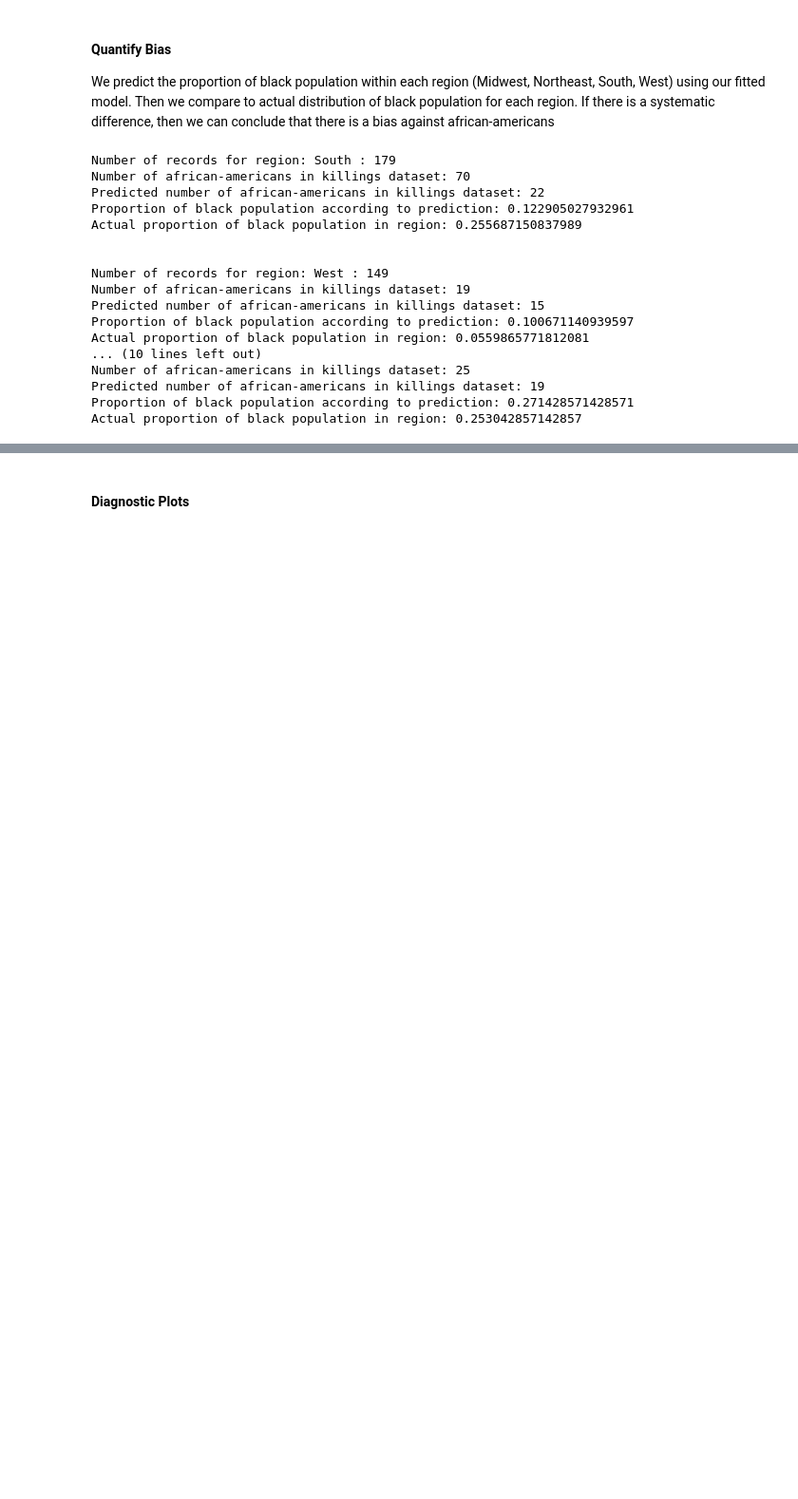
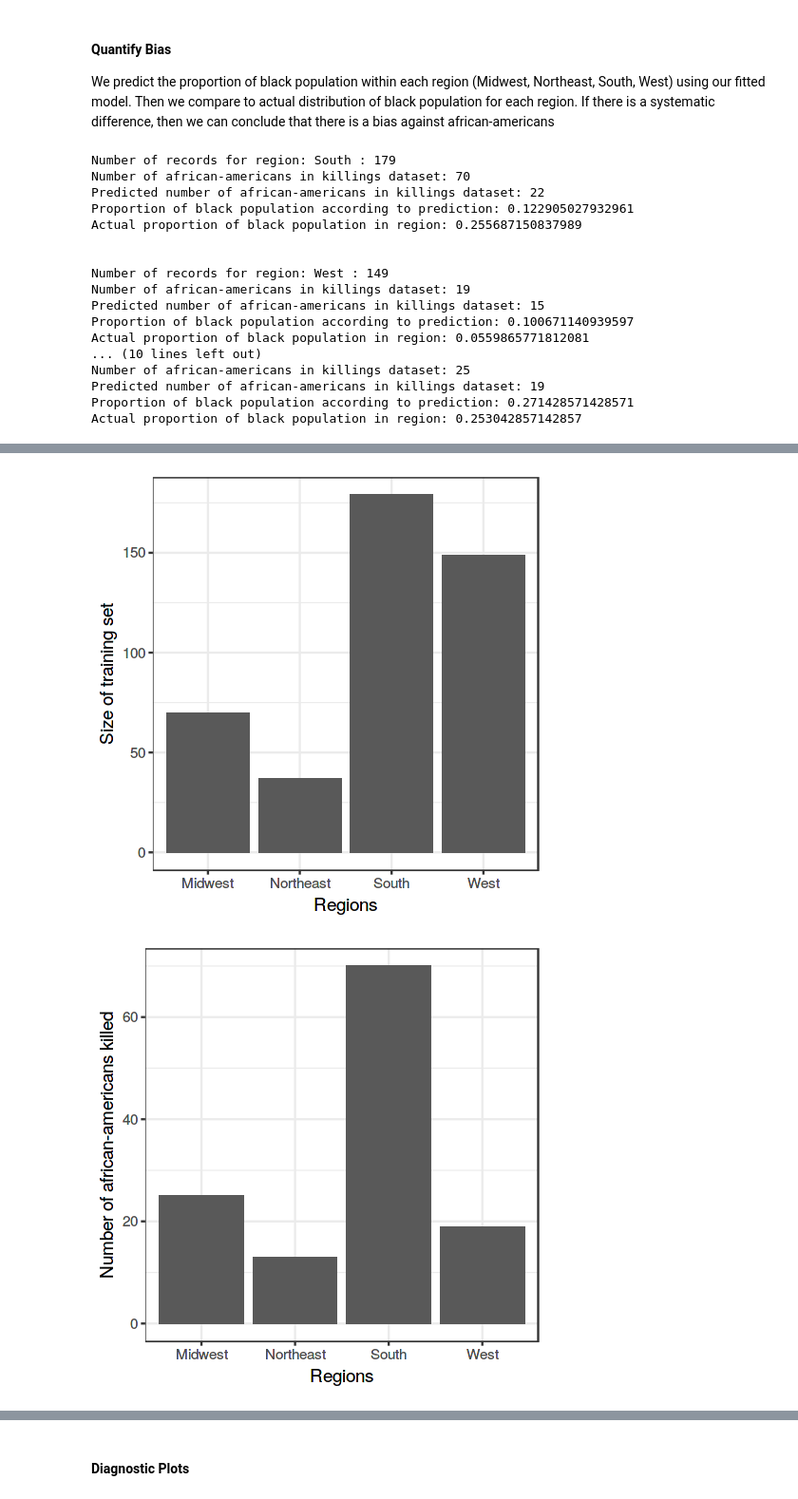
Before and after one commit to dhananjaybhaskar/DATA-2020, a Jupyter notebook: Racial Bias in Police Killings (DB).ipynb, the cells around one changed output, grey strips where cells are left out. Shown at 95% size. Saved outputs shown, nothing was run; the diff lists cells and outputs as text; code cells hidden in the pictures; blank space fills up the shorter version.

```diff
--- a/Racial Bias in Police Killings (DB).ipynb
+++ b/Racial Bias in Police Killings (DB).ipynb
@@ -254,0 +289,11 @@ Actual proportion of black population in region: 0.253042857142857
+# %%
+m = matrix(c(179, 70, 22, 0.122905027932961, 0.255687150837989, 149, 19, 15,
+             0.100671140939597, 0.0559865771812081, 37, 13, 9, 0.243243243243243,
+             0.179621621621622, 70, 25, 19, 0.271428571428571, 0.253042857142857), nrow = 5, ncol = 4)
+
+colnames(m) = c('South', 'West', 'Northeast', 'Midwest')
+rownames(m) = c('Number_records_for_region', 'True_number_AA', 'Predicted_number_AA',
+                'Predicted_Proportion_of_AA', 'True_Proportion_AA')
+
+comparison = t(m)
+comparison
@@ -254,0 +306,17 @@ Actual proportion of black population in region: 0.253042857142857
+# %%
+options(repr.plot.width = 4, repr.plot.height = 4)
+
+ggplot(data = comparison) +
+    geom_col(aes(x = rownames(comparison), y = Number_records_for_region)) +
+    ylab('Size of training set') + xlab('Regions') + theme_bw()
+
+ggplot(data = comparison) +
+    geom_col(aes(x = rownames(comparison), y = True_number_AA)) +
+    ylab('Number of african-americans killed') + xlab('Regions') + theme_bw()
+
+ggplot(data = comparison) +
+    geom_col(aes(x = rownames(comparison), y = Predicted_number_AA)) +
+    ylab('Prediction for number of african-americans killed') + xlab('Regions') + theme_bw()
+# %% [output]
+[figure, added]
+[figure, added]
```
Also changed, not shown: parts of 9 cells of this notebook.
